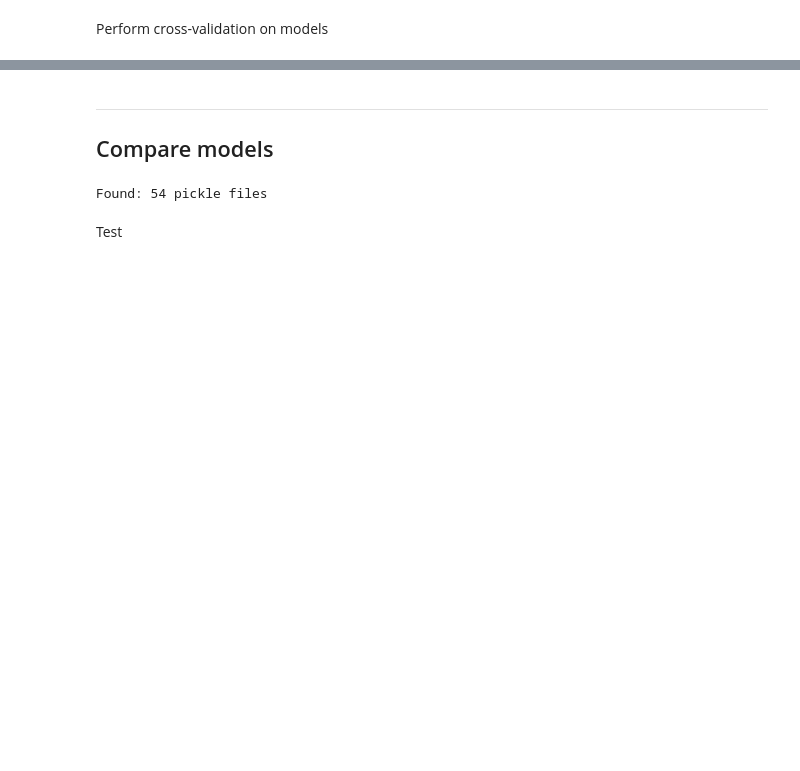
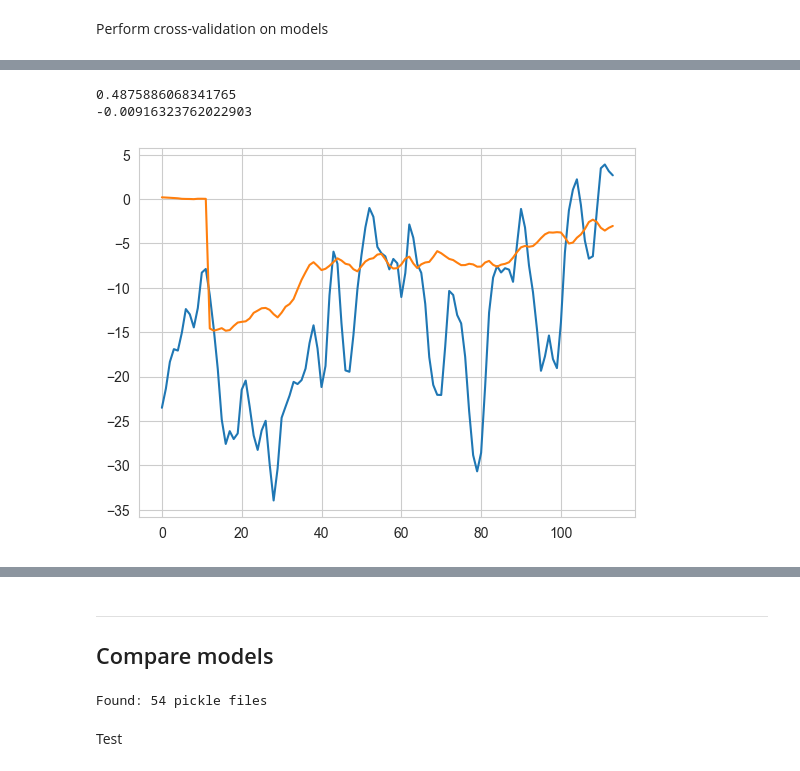
Before and after one commit to abelowska/neuroNoodle, a Jupyter notebook: model_selection/model_selection_cv.ipynb, the cells around one changed output, grey strips where cells are left out. Cells and saved outputs as stored; diff of their text form; code cells hidden in the pictures; blank space fills up the shorter version.

```diff
--- a/model_selection/model_selection_cv.ipynb
+++ b/model_selection/model_selection_cv.ipynb
@@ -146,0 +436,10 @@ for file_name in file_names:
+# %%
+plt.plot(single_trial_train_org)
+plt.plot(single_trial_train_pred)
+
+print(np.corrcoef(single_trial_train_org, single_trial_train_pred)[0,1]) # train vs predicted
+print(np.corrcoef(single_trial_org, single_trial_pred)[0,1]) # test vs predicted
+# %% [output]
+0.4875886068341765
+-0.00916323762022903
+[figure, added]
```
Also changed, not shown: parts of 24 cells of this notebook, 12 other files.
